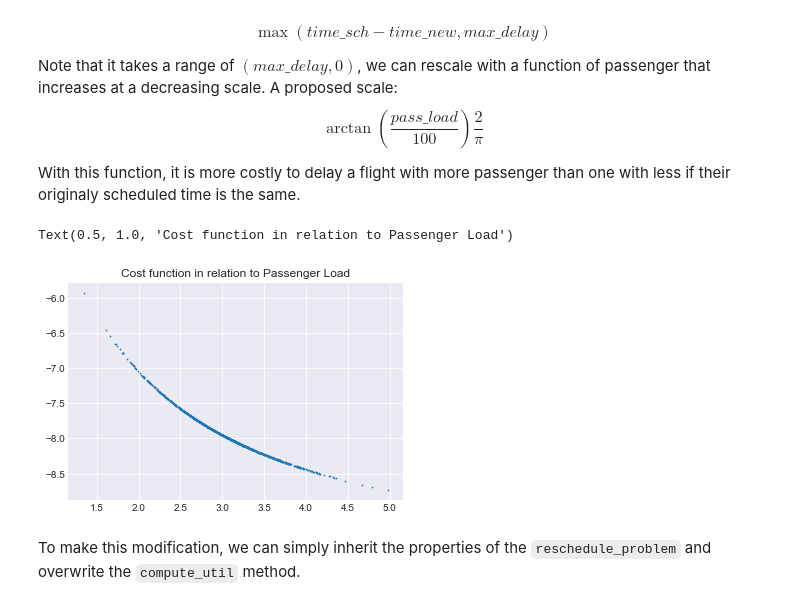
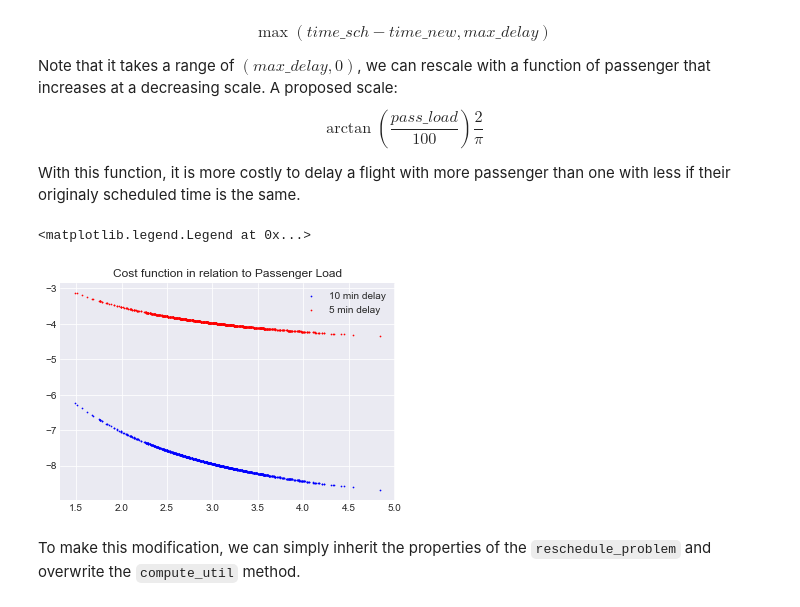
Before and after one commit to cwtravisyip/LSE_ST449_2324_GroupProject, a Jupyter notebook: greed_bfs.ipynb, the cells around one changed output. Cells and saved outputs as stored; diff of their text form; code cells hidden in the pictures.

```diff
--- a/greed_bfs.ipynb
+++ b/greed_bfs.ipynb
@@ -320,15 +320,18 @@ With this function, it is more costly to delay a flight with more passenger than
 pass_load = np.random.normal(3,0.5,size = 1000)
 time_delay = -10 # in minutes
 cost = time_delay * np.arctan(pass_load) / (np.pi/2)
+cost_5 = -5 * np.arctan(pass_load) / (np.pi/2)
 # %%
 plt.style.use('seaborn-v0_8-darkgrid')
 fig, ax = plt.subplots()
-ax.scatter(pass_load, cost, 0.5)
+ax.scatter(pass_load, cost, 0.5, color = 'b', label = "10 min delay")
+ax.scatter(pass_load, cost_5, 0.5, color = 'r', label = "5 min delay")
 ax.set_title("Cost function in relation to Passenger Load")
+ax.legend()
 #ax.set_axis_off()
 # %% [output]
-Text(0.5, 1.0, 'Cost function in relation to Passenger Load')
+<matplotlib.legend.Legend at 0x...>
-[figure, old version]
+[figure, new version]
 # %% [markdown]
 To make this modification, we can simply inherit the properties of the `reschedule_problem` and overwrite the `compute_util` method.
 # %%
```
Also changed, not shown: parts of 2 cells of this notebook, 1 other file.
